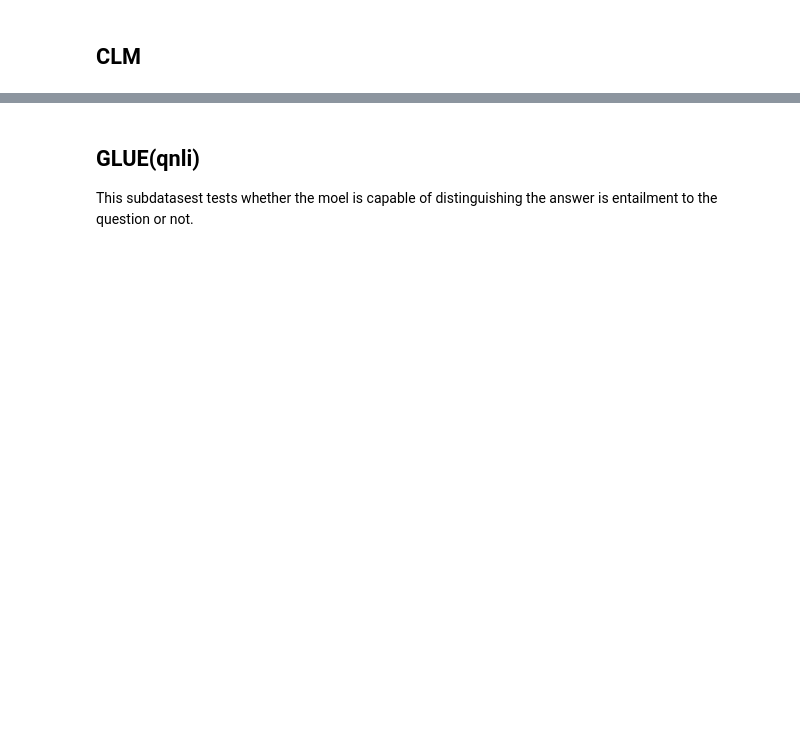
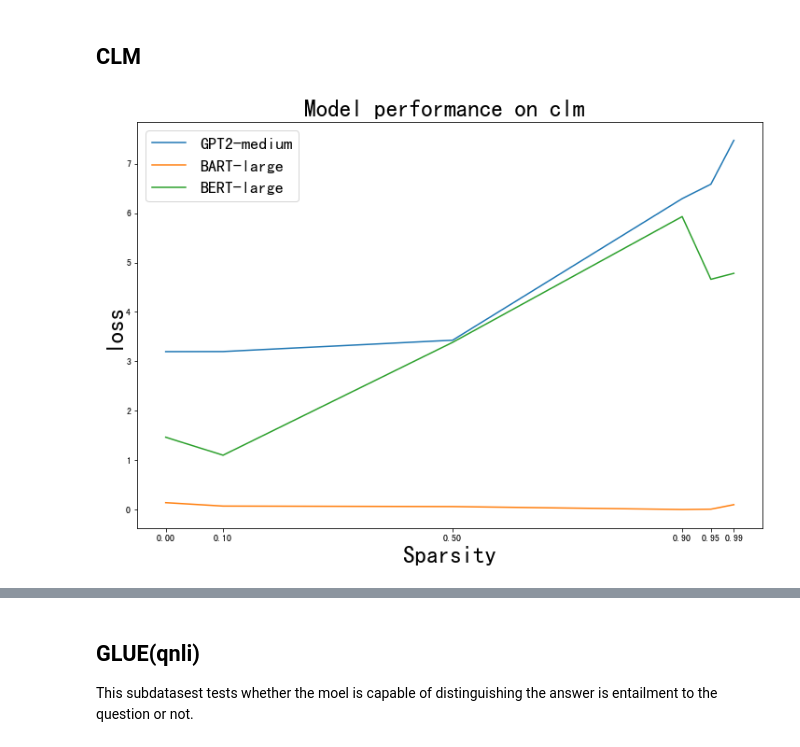
Before and after one commit to Hongkai040/llm-sparsification-hongkai, a Jupyter notebook: notebooks/vis_benckmarks_and_size.ipynb, the cells around one changed output, grey strips where cells are left out. Drawn from its saved outputs; the diff is of its cells as text; code cells hidden in the pictures; blank space fills up the shorter version.

Commit message:
finish plotting benchmarks

```diff
--- a/notebooks/vis_benckmarks_and_size.ipynb
+++ b/notebooks/vis_benckmarks_and_size.ipynb
@@ -51,0 +56,10 @@ plt.show()
+# %%
+store_folder = '../benchmark'
+benchmark_results = {}
+for model_name in model_names:
+    benchmark_results[model_name] = {}
+    for task in tasks:
+        benchmark_results[model_name][task] = []
+        for prune_proportion in sparsity:
+            dir_open = open(f'{store_folder}/{model_name}_{task}_sparsity_{prune_proportion*100}_results.json', "r")
+            benchmark_results[model_name][task].append(json.load(dir_open))
@@ -52,2 +86,36 @@ plt.show()
+# %%
+def plot_benchmark_results(benchmark_results, model_names, sparsity, benchmark, mode):
+    '''
+    benchmark == 'clm' or 'glue'
+    mode = 'loss' 'accuracy' or 'runtime'. accuracy is only available in glue
+    '''
+    assert benchmark in ['clm', 'glue']
+    assert mode in ['loss','accuracy', 'runtime']
+    fig, ax = plt.subplots(figsize=(12,8))
+    for model_name in model_names:
+        results = []
+        for model_results in benchmark_results[model_name][benchmark]:
+            if mode == 'loss':
+                    results.append(model_results['eval']['eval_loss'])
+            elif mode == 'accuracy':
+                    results.append(model_results['eval']['eval_accuracy'])
+            else:
+                results.append(model_results['train']['train_runtime'])
+        ax.plot(sparsity, results, label=f'{model_name}')
+    plt.xlabel("Sparsity", fontsize=25)
+    plt.xticks(sparsity)
+    plt.ylabel(f"{mode}", fontsize=25)
+    plt.title(f"Model performance on {benchmark} ", fontsize=25)
+    plt.legend(fontsize=18)
+    plt.savefig(f'../figs/performance_{benchmark}_{mode}.png')
+    plt.show()
 # %% [markdown]
 ## CLM
+# %%
+plot_benchmark_results(benchmark_results,
+                       model_names,
+                       sparsity,
+                       'clm',
+                       'loss')
+# %% [output]
+[figure, added]
```
Also changed, not shown: parts of 5 cells of this notebook, 4 other files.
